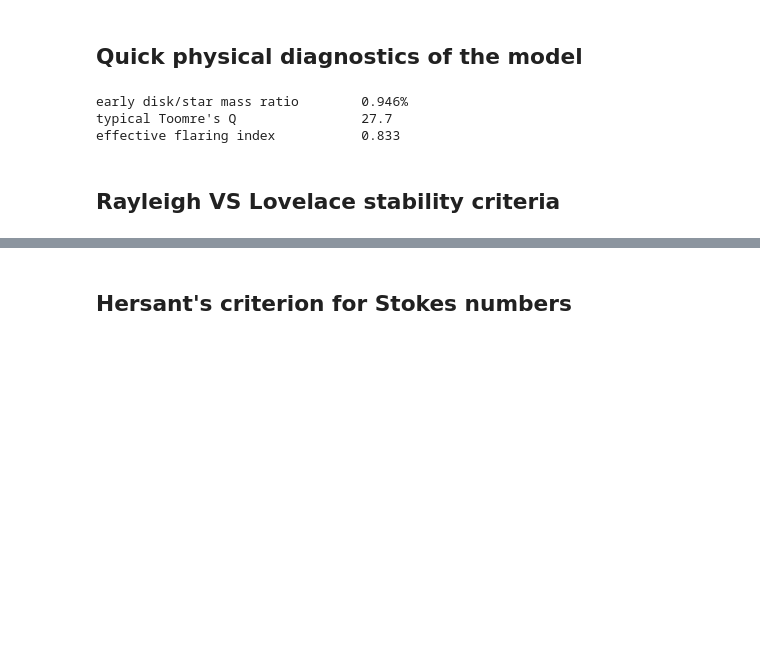
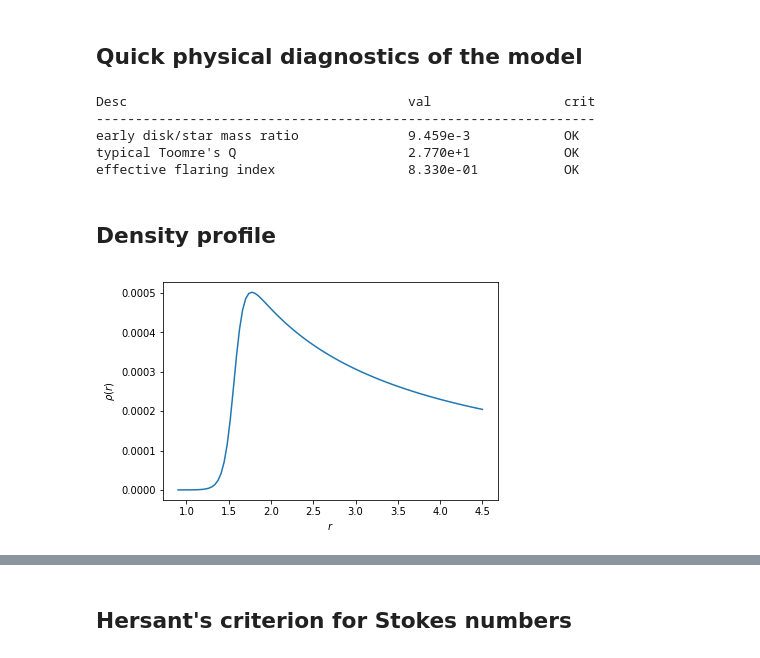
Before and after one commit to neutrinoceros/amrvac-models, a Jupyter notebook: hd142527/Theo_study.ipynb, the cells around one changed output, grey strips where cells are left out. Cells and saved outputs as stored; diff of their text form; code cells hidden in the pictures; blank space fills up the shorter version.

```diff
--- a/hd142527/Theo_study.ipynb
+++ b/hd142527/Theo_study.ipynb
@@ -49,19 +63,34 @@ def global_upper_particle_size(model, r_range):
 # %% [markdown]
 ## Quick physical diagnostics of the model
 # %%
-# From test_disk_phys.py
-# ......................
+def mess(desc:str, val:float, crit:bool) -> str:
+    res = {True: "OK", False: "KO"}
+    return desc.ljust(40) + f"{val:.3e}".ljust(20) + res[crit]
 
 disk_mass = evaluate_disk_mass_ratio(conf, my_model_prime)
 Q = my_model.toomre_number.subs(r,center+sig).evalf(3)
 flare = get_flaring(my_model.values[DTDisk.slope], my_model.values[DTDisk.gamma])
-print()
-print(f'early disk/star mass ratio        {round(disk_mass*100, 3)}%')
-print(f"typical Toomre's Q                {Q}")
-print(f'effective flaring index           {round(flare, 3)}')
+
+print("Desc                                    val                 crit")
+print("----------------------------------------------------------------")
+print(mess("early disk/star mass ratio", disk_mass, disk_mass<0.04))
+print(mess("typical Toomre's Q", Q, Q>1))
+print(mess("effective flaring index", flare, flare < 1.0))
 # %% [output]
-early disk/star mass ratio        0.946%
-typical Toomre's Q                27.7
-effective flaring index           0.833
+Desc                                    val                 crit
+----------------------------------------------------------------
+early disk/star mass ratio              9.459e-3            OK
+typical Toomre's Q                      2.770e+1            OK
+effective flaring index                 8.330e-01           OK
-# %% [markdown]
-## Rayleigh VS Lovelace stability criteria
+# %% [markdown]
+## Density profile
+# %%
+fig, ax = plt.subplots(num=1)
+
+ax.plot(sample0, ys0['density'])
+ax.set_ylabel(r'$\rho(r)$')
+ax.set_xlabel(r'$r$')
+
+plt.show()
+# %% [output]
+[figure, added]
```
Also changed, not shown: parts of 16 cells of this notebook.
